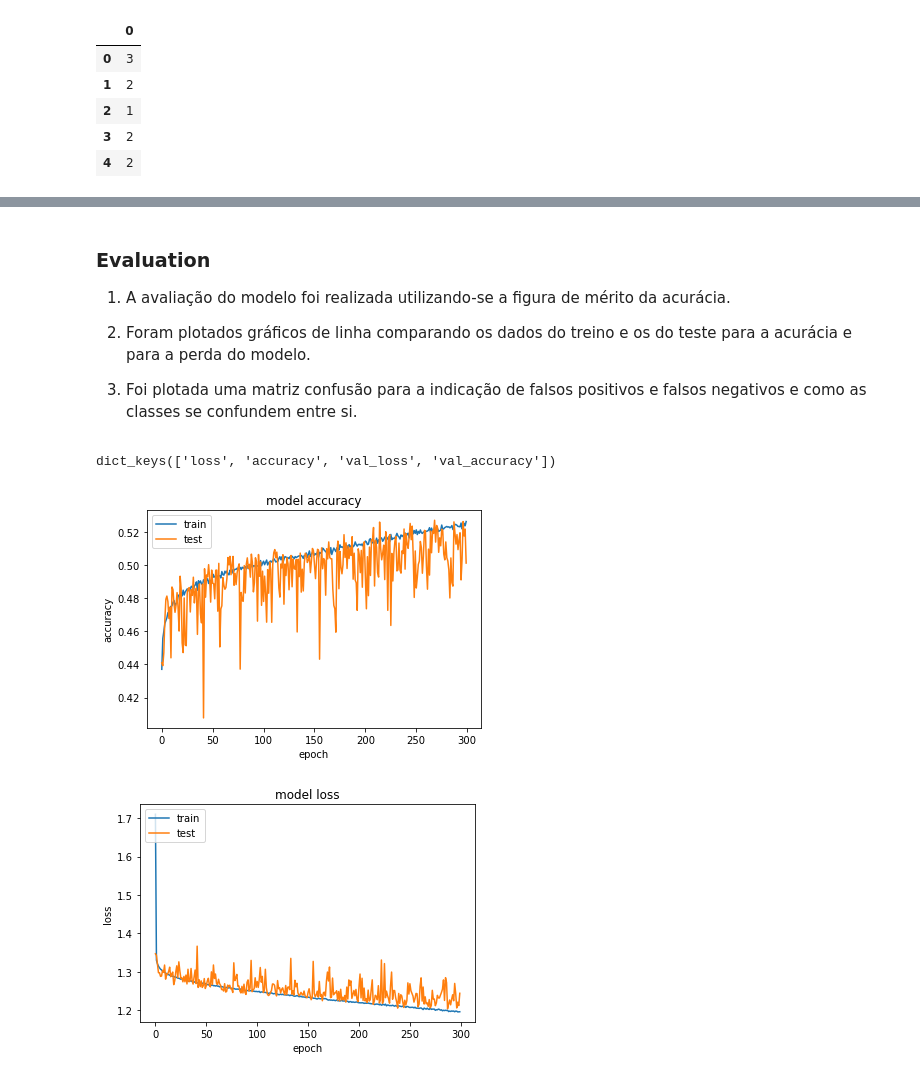
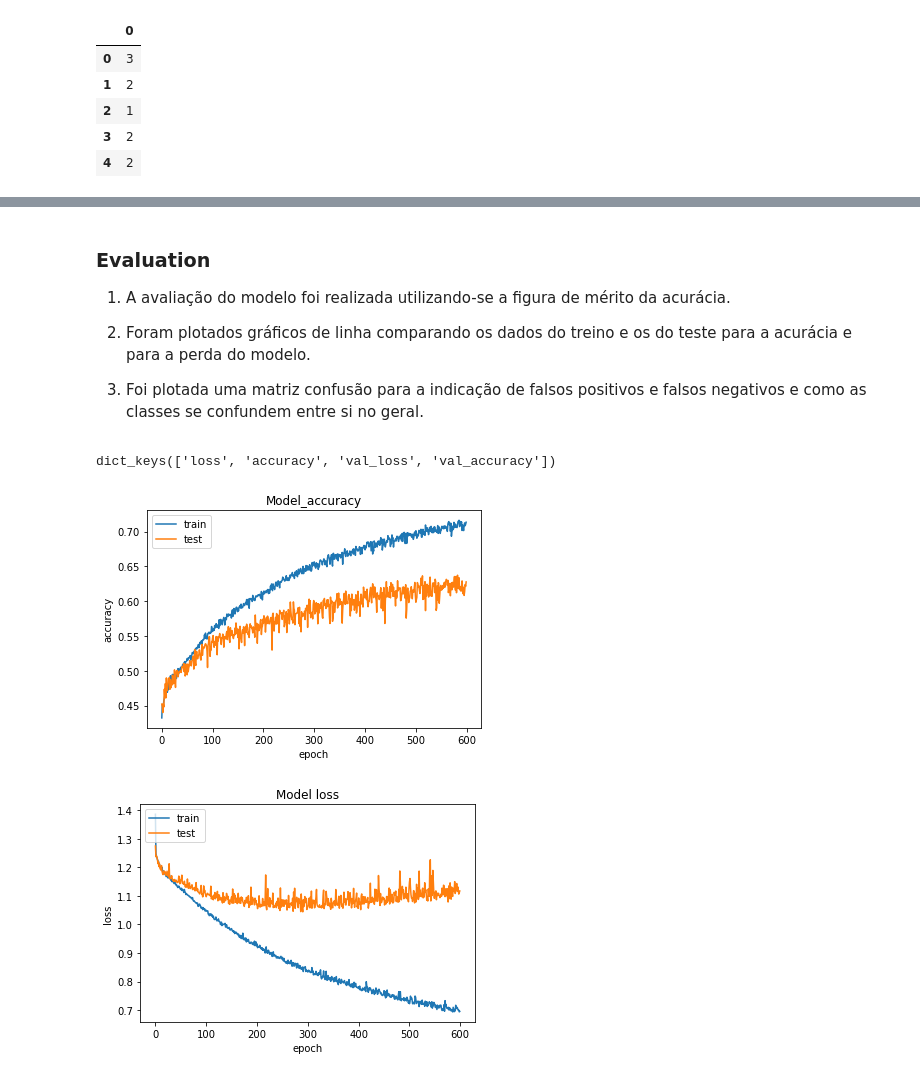
Before and after one commit to higoreller/pos_machine_learning, a Jupyter notebook: src/class/portfolio_project/occurrences_tr.ipynb, the cells around one changed output, grey strips where cells are left out. Saved outputs shown, nothing was run; the diff lists cells and outputs as text; code cells hidden in the pictures.

```diff
--- a/src/class/portfolio_project/occurrences_tr.ipynb
+++ b/src/class/portfolio_project/occurrences_tr.ipynb
@@ -203,14 +237,16 @@ class_col = 'tempo_resposta'
 my_metric = 'accuracy'
 random_seed = 33
 n_k_folds = 3
-my_epochs = 300
+my_patience = 30
+my_epochs = 10 * my_patience
 hidden_activation = 'relu'
+activation_function = 'softmax'
 hidden_neurons = 100
-learning_rate = 0.001
-#my_optimizer = tensorflow.keras.optimizers.Adam(learning_rate=learning_rate)
-my_optimizer = tensorflow.keras.optimizers.SGD(learning_rate=learning_rate)
+learning_rate = 0.0001
+my_optimizer = tensorflow.keras.optimizers.Adam(learning_rate=learning_rate)
+#my_optimizer = tensorflow.keras.optimizers.SGD(learning_rate=learning_rate)
 my_loss = 'categorical_crossentropy'
-my_batch_size=300
+my_batch_size=150
 # %%
 print("GPU disponíveis: ", len(tensorflow.config.list_physical_devices('GPU')))
 # %% [output]
@@ -272,10 +328,9 @@ from imblearn.under_sampling import EditedNearestNeighbours
 
 enn = EditedNearestNeighbours()
 X_resampled, y_resampled = enn.fit_resample(X, y)
-print(X.shape, X_resampled.shape)
-print(y.shape, y_resampled.shape)
 
 X_train, X_test, y_train, y_test = train_test_split(X_resampled, y_resampled, test_size=0.2, random_state=random_seed)
-yhot = np_utils.to_categorical(y)
-yhot_train = np_utils.to_categorical(y_train)
-yhot_test = np_utils.to_categorical(y_test)
+
+yhot = to_categorical(y_resampled)
+yhot_train = to_categorical(y_train)
+yhot_test = to_categorical(y_test)
@@ -288,7 +340,11 @@ def baseline_model():
 	# CREATE MODEL
 	model = Sequential()
 	# DEFINING HIDDEN LAYERS AND NEURONS
-	model.add(Dense(28, input_dim=7, activation=hidden_activation))
+	model.add(Dense(16, input_dim=7, activation = hidden_activation))
+	model.add(Dense(hidden_neurons, activation = hidden_activation))
+	model.add(Dense(hidden_neurons, activation = hidden_activation))
+	model.add(Dense(hidden_neurons, activation = hidden_activation))
+	model.add(Dense(hidden_neurons, activation = hidden_activation))
 	model.add(Dense(hidden_neurons, activation = hidden_activation))
 	model.add(Dense(hidden_neurons, activation = hidden_activation))
 	model.add(Dense(hidden_neurons, activation = hidden_activation))
@@ -297,7 +353,7 @@ def baseline_model():
 	model.add(Dense(hidden_neurons, activation = hidden_activation))
 
 	# DEFINING SOFTMAX FOR MULTI-CLASS CLASSIFICATION
-	model.add(Dense(6, activation='softmax'))
+	model.add(Dense(6, activation=activation_function))
 	# COMPILE MODEL
 	model.compile(loss=my_loss, optimizer=my_optimizer, metrics=my_metric)
 	return model
@@ -331,9 +408,10 @@ Baseline: 32.99% (0.19%)
 # %%
-model = baseline_model()
-model.compile(loss=my_loss, optimizer=my_optimizer, metrics=my_metric)
+with tensorflow.device('/gpu:0'):
+    model = baseline_model()
+    model.compile(loss=my_loss, optimizer=my_optimizer, metrics=my_metric)
 
-history = model.fit(X_train, yhot_train, validation_split=0.3,
-                    epochs=my_epochs, batch_size=100, verbose=0)
+    history = model.fit(X_train, yhot_train, validation_split=0.3,
+                        epochs=my_epochs, batch_size=100, verbose=0)
 # %% [markdown]
 ### Evaluation
 
@@ -341,31 +419,32 @@ history = model.fit(X_train, yhot_train, validation_split=0.3,
 
 2. Foram plotados gráficos de linha comparando os dados do treino e os do teste para a acurácia e para a perda do modelo.
 
-3. Foi plotada uma matriz confusão para a indicação de falsos positivos e falsos negativos e como as classes se confundem entre si.
+3. Foi plotada uma matriz confusão para a indicação de falsos positivos e falsos negativos e como as classes se confundem entre si no geral.
 # %%
 import matplotlib.pyplot as plt
 # LIST ALL DATA IN HISTORY
 print(history.history.keys())
 # SUMMARIZE HISTORY FOR ACCURACY
+val_metric_name = 'val_{}'.format(my_metric)
 plt.plot(history.history[my_metric])
-plt.plot(history.history['val_accuracy'])
-plt.title('model accuracy')
+plt.plot(history.history[val_metric_name])
+plt.title('Model_{}'.format(my_metric))
 plt.ylabel(my_metric)
 plt.xlabel('epoch')
 plt.legend(['train', 'test'], loc='upper left')
 plt.show()
 # SUMMARIZE HISTORY FOR LOSS
 plt.plot(history.history['loss'])
 plt.plot(history.history['val_loss'])
-plt.title('model loss')
+plt.title('Model loss')
 plt.ylabel('loss')
 plt.xlabel('epoch')
 plt.legend(['train', 'test'], loc='upper left')
 plt.show()
 # %% [output]
 dict_keys(['loss', 'accuracy', 'val_loss', 'val_accuracy'])
-[figure, old version]
+[figure, new version]
-[figure, old version]
+[figure, new version]
 # %%
 # EVALUATE THE KERAS MODEL
 _, accuracy = model.evaluate(X_test, yhot_test)
```
Also changed, not shown: parts of 18 cells of this notebook, 1 other file.
